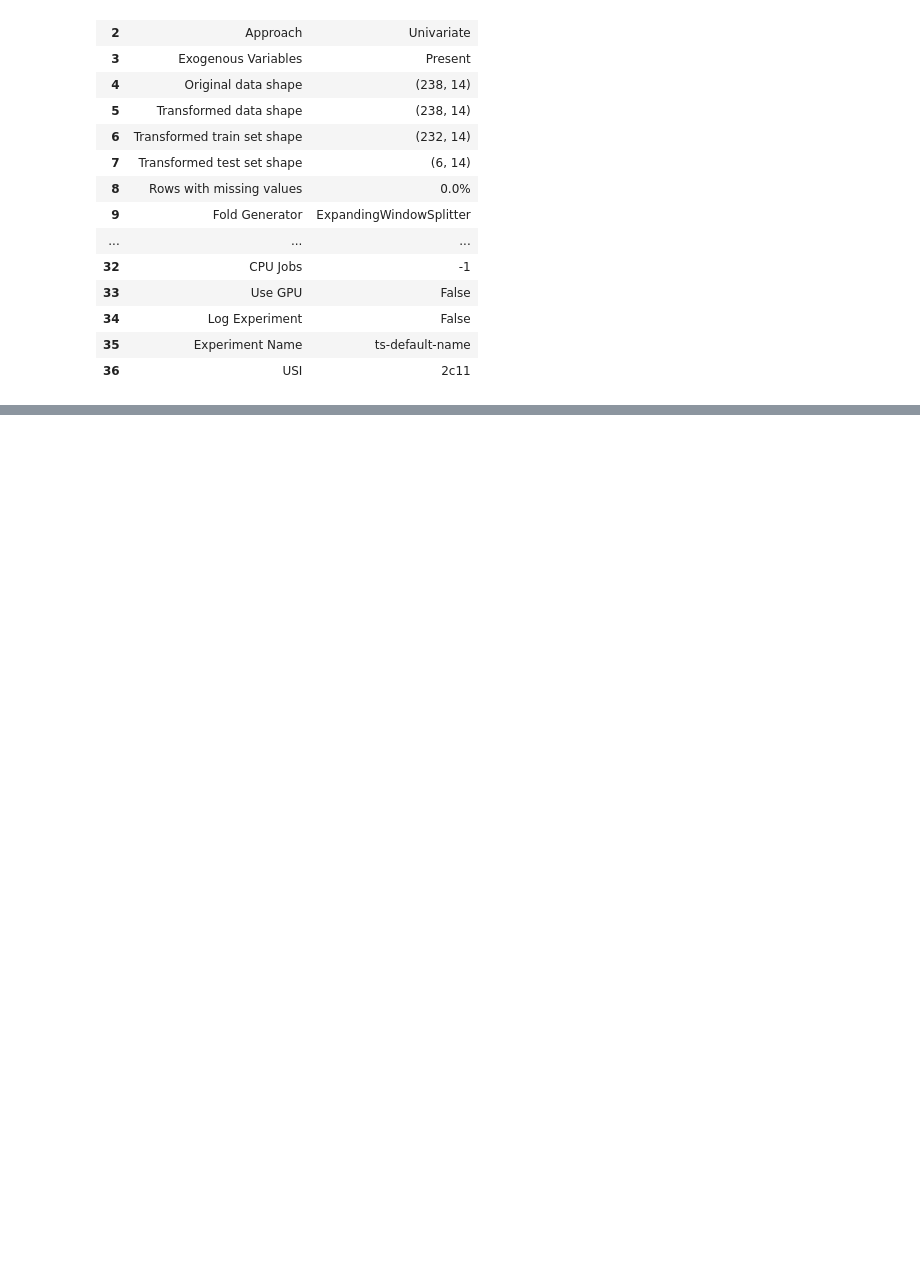
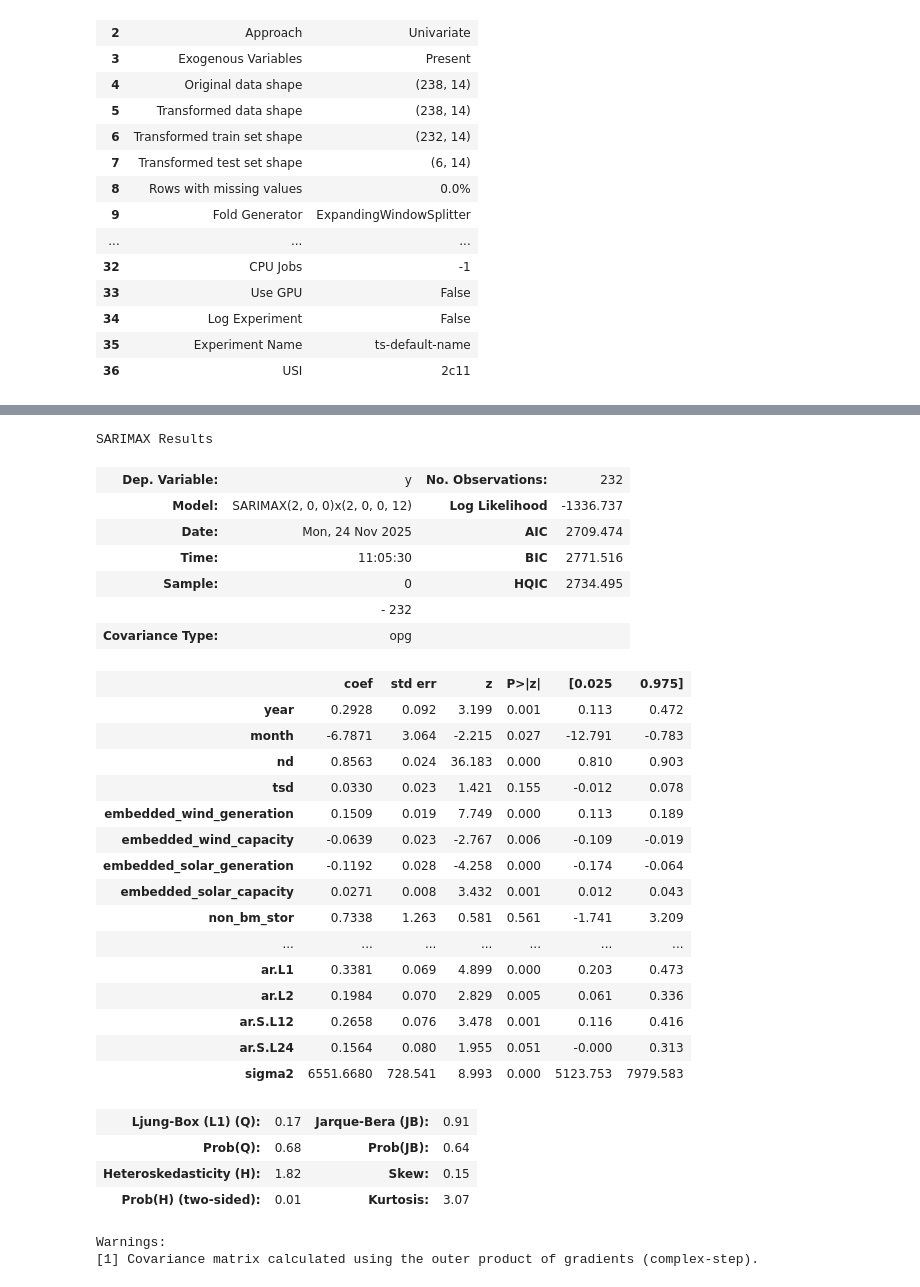
Before and after one commit to Iljas-Leys/null, a Jupyter notebook: dataset_demanddata/3_predict_demanddata.ipynb, the cells around one changed output, grey strips where cells are left out. Cells and saved outputs as stored; diff of their text form; code cells hidden in the pictures; blank space fills up the shorter version.

```diff
--- a/dataset_demanddata/3_predict_demanddata.ipynb
+++ b/dataset_demanddata/3_predict_demanddata.ipynb
@@ -184,0 +167,5 @@ NameError: name 'df_monthly' is not defined
+# %%
+import pickle
+
+with open("best_model.pkl", "rb") as file:
+    best = pickle.load(file)
@@ -184,0 +192,33 @@ NameError: name 'df_monthly' is not defined
+# %%
+best.summary()
+# %% [output]
+SARIMAX Results
+| Dep. Variable: | y | No. Observations: | 232 |
+| Model: | SARIMAX(2, 0, 0)x(2, 0, 0, 12) | Log Likelihood | -1336.737 |
+| Date: | Mon, 24 Nov 2025 | AIC | 2709.474 |
+| Time: | 11:05:30 | BIC | 2771.516 |
+| Sample: | 0 | HQIC | 2734.495 |
+|  | - 232 |  |  |
+| Covariance Type: | opg |  |  |
+|  | coef | std err | z | P>|z| | [0.025 | 0.975] |
+| year | 0.2928 | 0.092 | 3.199 | 0.001 | 0.113 | 0.472 |
+| month | -6.7871 | 3.064 | -2.215 | 0.027 | -12.791 | -0.783 |
+| nd | 0.8563 | 0.024 | 36.183 | 0.000 | 0.810 | 0.903 |
+| tsd | 0.0330 | 0.023 | 1.421 | 0.155 | -0.012 | 0.078 |
+| embedded_wind_generation | 0.1509 | 0.019 | 7.749 | 0.000 | 0.113 | 0.189 |
+| embedded_wind_capacity | -0.0639 | 0.023 | -2.767 | 0.006 | -0.109 | -0.019 |
+| embedded_solar_generation | -0.1192 | 0.028 | -4.258 | 0.000 | -0.174 | -0.064 |
+| embedded_solar_capacity | 0.0271 | 0.008 | 3.432 | 0.001 | 0.012 | 0.043 |
+| non_bm_stor | 0.7338 | 1.263 | 0.581 | 0.561 | -1.741 | 3.209 |
+| ... | ... | ... | ... | ... | ... | ... |
+| ar.L1 | 0.3381 | 0.069 | 4.899 | 0.000 | 0.203 | 0.473 |
+| ar.L2 | 0.1984 | 0.070 | 2.829 | 0.005 | 0.061 | 0.336 |
+| ar.S.L12 | 0.2658 | 0.076 | 3.478 | 0.001 | 0.116 | 0.416 |
+| ar.S.L24 | 0.1564 | 0.080 | 1.955 | 0.051 | -0.000 | 0.313 |
+| sigma2 | 6551.6680 | 728.541 | 8.993 | 0.000 | 5123.753 | 7979.583 |
+| Ljung-Box (L1) (Q): | 0.17 | Jarque-Bera (JB): | 0.91 |
+| Prob(Q): | 0.68 | Prob(JB): | 0.64 |
+| Heteroskedasticity (H): | 1.82 | Skew: | 0.15 |
+| Prob(H) (two-sided): | 0.01 | Kurtosis: | 3.07 |
+Warnings:
+[1] Covariance matrix calculated using the outer product of gradients (complex-step).
```
Also changed, not shown: parts of 10 cells of this notebook, 4 other files.
